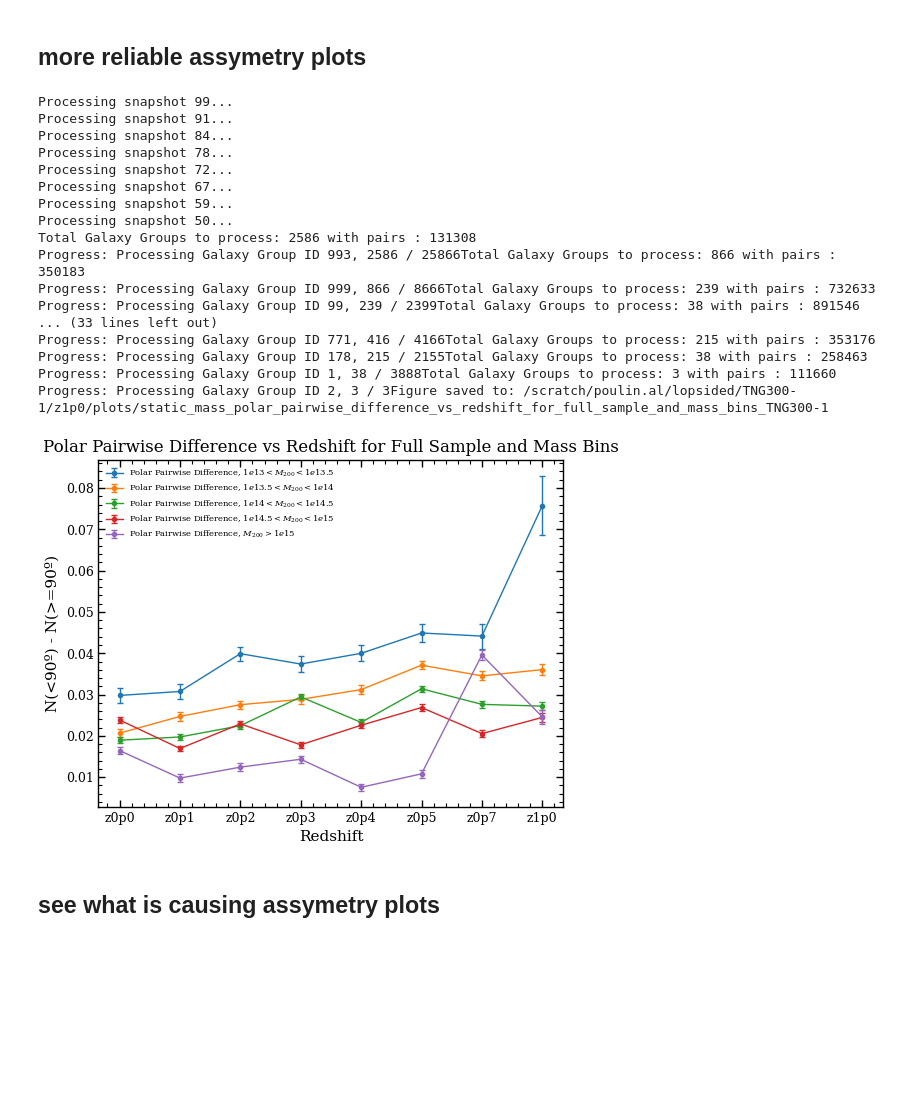
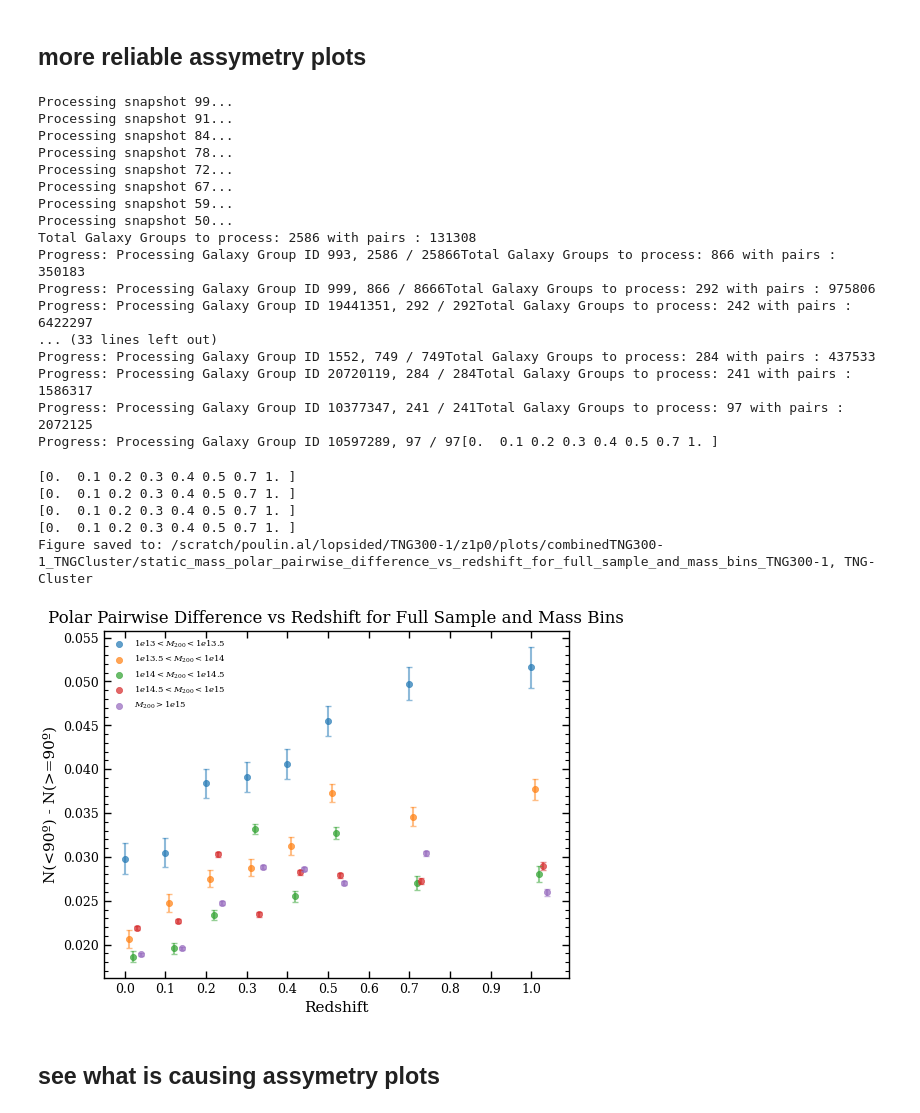
Before and after one commit to poulinal/sat-lopsidedness, a Jupyter notebook: src/myproject/redshiftGalaxyGroup-staticmassbins-combine300Cluster.ipynb, the cells around one changed output. Saved outputs shown, nothing was run; the diff lists cells and outputs as text; code cells hidden in the pictures; blank space fills up the shorter version.

```diff
--- a/src/myproject/redshiftGalaxyGroup-staticmassbins-combine300Cluster.ipynb
+++ b/src/myproject/redshiftGalaxyGroup-staticmassbins-combine300Cluster.ipynb
@@ -407,7 +440,7 @@ for snapshot in SnapshotEnum.getAllSnapshots():
         continue  # too high redshift
 
     print(f"Processing snapshot {snapshot[0]}...")
-    galaxyAnalysisSnapshot = listRedshiftGalaxyAnalysis.getGalaxyAnalysisSnapshot(snapshot[0])
+    galaxyAnalysisSnapshot = getListRedshiftGalaxyAnalysisForSnap(snapshot[0])
     # redshifts.append(galaxyAnalysisSnapshot.snapshot_dic[snapshot[0]][1])
     galaxyAnalysisSnapshot.computeAllPlots()
 # %%
@@ -895,7 +899,7 @@ for snapshot in SnapshotEnum.getAllSnapshots():
         continue  # too high redshift
 
     print(f"Processing snapshot {snapshot[0]}...")
-    galaxyAnalysisSnapshot = listRedshiftGalaxyAnalysis.getGalaxyAnalysisSnapshot(snapshot[0])
+    galaxyAnalysisSnapshot = getListRedshiftGalaxyAnalysisForSnap(snapshot[0])
 
 
     mass_bins = [
@@ -1152,25 +1154,33 @@ def asymetryPlots(
         polarPairwiseDifference_fig = fig if fig is not None else ax.figure
         polarPairwiseDifference_plotter = plotter
 
-    for type_key in listGGLabels:
-        polarPairwiseDifference_ax.errorbar(
-            redshift_list,
-            by_mass_diff[type_key],
-            yerr=by_mass_diff_err[type_key],
-            label=f'{type_key}',
-            marker='o',
-            linestyle='-',
-            capsize=2,
-            elinewidth=1,
-            linewidth=1,
-            markersize=3,
-        )
+    for i, type_key in enumerate(listGGLabels):
+        y_all_by_mass_diff = np.array(by_mass_diff[type_key], dtype=float)
+        mass_bin_mask = y_all_by_mass_diff != 0
+        if np.any(mass_bin_mask):
+            print(np.array(redshift_list)[mass_bin_mask])
+            x_redshift = np.array(redshift_list)[mass_bin_mask] + (i - 0.001) * 0.01
+            y_by_mass_diff = y_all_by_mass_diff[mass_bin_mask]
+            yerr_by_mass_diff = np.array(by_mass_diff_err[type_key])[mass_bin_mask]
+            polarPairwiseDifference_plotter.scatter_plot(
+                x_redshift,
+                y_by_mass_diff,
+                errorBars=yerr_by_mass_diff,
+                label=f'{type_key}',
+                ax=polarPairwiseDifference_ax,
+            )
+
+    polarPairwiseDifference_ax.xaxis.set_major_locator(MultipleLocator(0.1))
+    polarPairwiseDifference_ax.xaxis.set_minor_locator(NullLocator())
+    polarPairwiseDifference_ax.yaxis.set_minor_locator(AutoMinorLocator())
+    polarPairwiseDifference_ax.tick_params(axis='x', which='minor', bottom=False, top=False)
+    polarPairwiseDifference_ax.tick_params(axis='y', which='minor', length=3)
 
     polarPairwiseDifference_ax.set_xlabel('Redshift')
     polarPairwiseDifference_ax.set_ylabel('N(<90º) - N(>=90º)')
     if title is not None:
         polarPairwiseDifference_ax.set_title(title)
-    polarPairwiseDifference_ax.legend(fontsize=8)
+    polarPairwiseDifference_ax.legend(fontsize=6)
 
     return (
         polarPairwiseDifference_plotter,
@@ -1186,42 +1196,47 @@ redshift_mass_bins : list[list[ListGalaxyGroup]]= []
 redshifts = []
 for snapshot in SnapshotEnum.getAllSnapshots():
     if snapshot[0] < 45:
         continue #too high redshift
     print(f"Processing snapshot {snapshot[0]}...")
-    galaxyAnalysisSnapshot = listRedshiftGalaxyAnalysis.getGalaxyAnalysisSnapshot(snapshot[0])
+    galaxyAnalysisSnapshot = getListRedshiftGalaxyAnalysisForSnap(snapshot[0])
     mass_bins = [
         galaxyAnalysisSnapshot.filtered_gt13_ls13p5_list_of_galaxy_groups,
         galaxyAnalysisSnapshot.filtered_gt13p5_ls14_list_of_galaxy_groups,
         galaxyAnalysisSnapshot.filtered_gt14_ls14p5_list_of_galaxy_groups,
         galaxyAnalysisSnapshot.filtered_gt14p5_ls15_list_of_galaxy_groups,
         galaxyAnalysisSnapshot.filtered_gt15_list_of_galaxy_groups,
     ]
-    redshifts.append(galaxyAnalysisSnapshot.snapshot_dic[snapshot[0]][1])
+    redshifts.append(snapshot[1])
     redshift_mass_bins.append(mass_bins)
 
 polarPairwiseDifference_plotter, polarPairwiseDifference_fig, polarPairwiseDifference_ax, polar_pairwise_by_type_by_redshift = asymetryPlots(redshifts, listRedshiftGG=redshift_mass_bins, listGGLabels=mass_bin_labels, plotRows=1, plotCols=1)
 
 polarPairwiseDifference_ax.set_title('Polar Pairwise Difference vs Redshift for Full Sample and Mass Bins')
 polarPairwiseDifference_plotter.save_figure(polarPairwiseDifference_fig, galaxyAnalysisSnapshot.scratchPlotDirc + f'/static_mass_polar_pairwise_difference_vs_redshift_for_full_sample_and_mass_bins_{galaxyAnalysisSnapshot.sim}{galaxyAnalysisSnapshot.plotEndingFormat}')
 # %% [output]
 Processing snapshot 99...
 Processing snapshot 91...
 Processing snapshot 84...
 Processing snapshot 78...
 Processing snapshot 72...
 Processing snapshot 67...
 Processing snapshot 59...
 Processing snapshot 50...
 Total Galaxy Groups to process: 2586 with pairs : 131308
 Progress: Processing Galaxy Group ID 993, 2586 / 25866Total Galaxy Groups to process: 866 with pairs : 350183
-Progress: Processing Galaxy Group ID 999, 866 / 8666Total Galaxy Groups to process: 239 with pairs : 732633
-Progress: Processing Galaxy Group ID 99, 239 / 2399Total Galaxy Groups to process: 38 with pairs : 891546
+Progress: Processing Galaxy Group ID 999, 866 / 8666Total Galaxy Groups to process: 292 with pairs : 975806
+Progress: Processing Galaxy Group ID 19441351, 292 / 292Total Galaxy Groups to process: 242 with pairs : 6422297
 ... (33 lines left out)
-Progress: Processing Galaxy Group ID 771, 416 / 4166Total Galaxy Groups to process: 215 with pairs : 353176
-Progress: Processing Galaxy Group ID 178, 215 / 2155Total Galaxy Groups to process: 38 with pairs : 258463
-Progress: Processing Galaxy Group ID 1, 38 / 3888Total Galaxy Groups to process: 3 with pairs : 111660
-Progress: Processing Galaxy Group ID 2, 3 / 3Figure saved to: /scratch/poulin.al/lopsided/TNG300-1/z1p0/plots/static_mass_polar_pairwise_difference_vs_redshift_for_full_sample_and_mass_bins_TNG300-1
+Progress: Processing Galaxy Group ID 1552, 749 / 749Total Galaxy Groups to process: 284 with pairs : 437533
+Progress: Processing Galaxy Group ID 20720119, 284 / 284Total Galaxy Groups to process: 241 with pairs : 1586317
+Progress: Processing Galaxy Group ID 10377347, 241 / 241Total Galaxy Groups to process: 97 with pairs : 2072125
+Progress: Processing Galaxy Group ID 10597289, 97 / 97[0.  0.1 0.2 0.3 0.4 0.5 0.7 1. ]
+[0.  0.1 0.2 0.3 0.4 0.5 0.7 1. ]
+[0.  0.1 0.2 0.3 0.4 0.5 0.7 1. ]
+[0.  0.1 0.2 0.3 0.4 0.5 0.7 1. ]
+[0.  0.1 0.2 0.3 0.4 0.5 0.7 1. ]
+Figure saved to: /scratch/poulin.al/lopsided/TNG300-1/z1p0/plots/combinedTNG300-1_TNGCluster/static_mass_polar_pairwise_difference_vs_redshift_for_full_sample_and_mass_bins_TNG300-1, TNG-Cluster
-[figure, old version]
+[figure, new version]
 # %% [markdown]
 ## see what is causing assymetry plots
 # %% [markdown]
```
Also changed, not shown: parts of 22 cells of this notebook, 5 other files.
